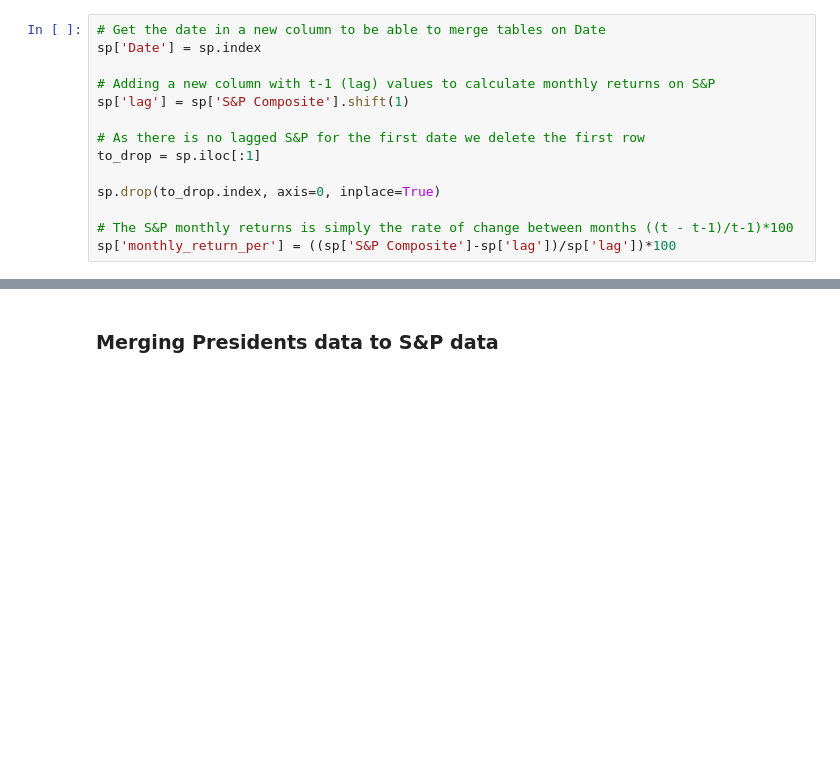
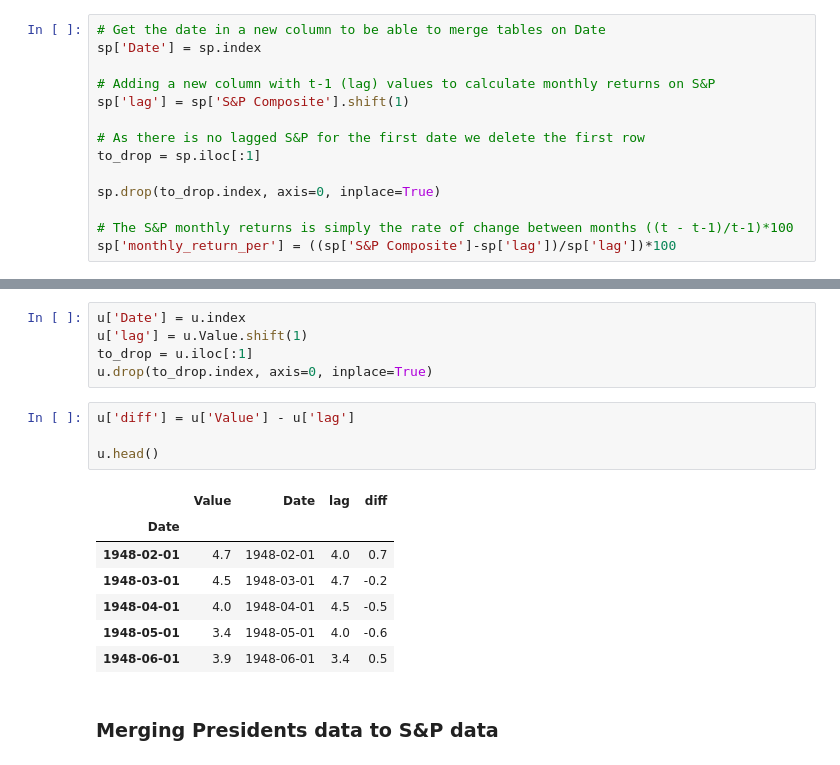
Before and after one commit to Carterbouley/mod_3_project, a Jupyter notebook: DONT_TOUCH.ipynb, the cells around one changed output, grey strips where cells are left out. Cells and saved outputs as stored; diff of their text form; blank space fills up the shorter version.

```diff
--- a/DONT_TOUCH.ipynb
+++ b/DONT_TOUCH.ipynb
@@ -63,3 +88,20 @@ sp['monthly_return_per'] = ((sp['S&P Composite']-sp['lag'])/sp['lag'])*100
+# %%
+u['Date'] = u.index
+u['lag'] = u.Value.shift(1)
+to_drop = u.iloc[:1]
+u.drop(to_drop.index, axis=0, inplace=True)
+# %%
+u['diff'] = u['Value'] - u['lag']
+
+u.head()
+# %% [output]
+|  | Value | Date | lag | diff |
+| Date |  |  |  |  |
+| 1948-02-01 | 4.7 | 1948-02-01 | 4.0 | 0.7 |
+| 1948-03-01 | 4.5 | 1948-03-01 | 4.7 | -0.2 |
+| 1948-04-01 | 4.0 | 1948-04-01 | 4.5 | -0.5 |
+| 1948-05-01 | 3.4 | 1948-05-01 | 4.0 | -0.6 |
+| 1948-06-01 | 3.9 | 1948-06-01 | 3.4 | 0.5 |
 # %% [markdown]
 ### Merging Presidents data to S&P data
 # %%
```
Also changed, not shown: parts of 13 cells of this notebook.
